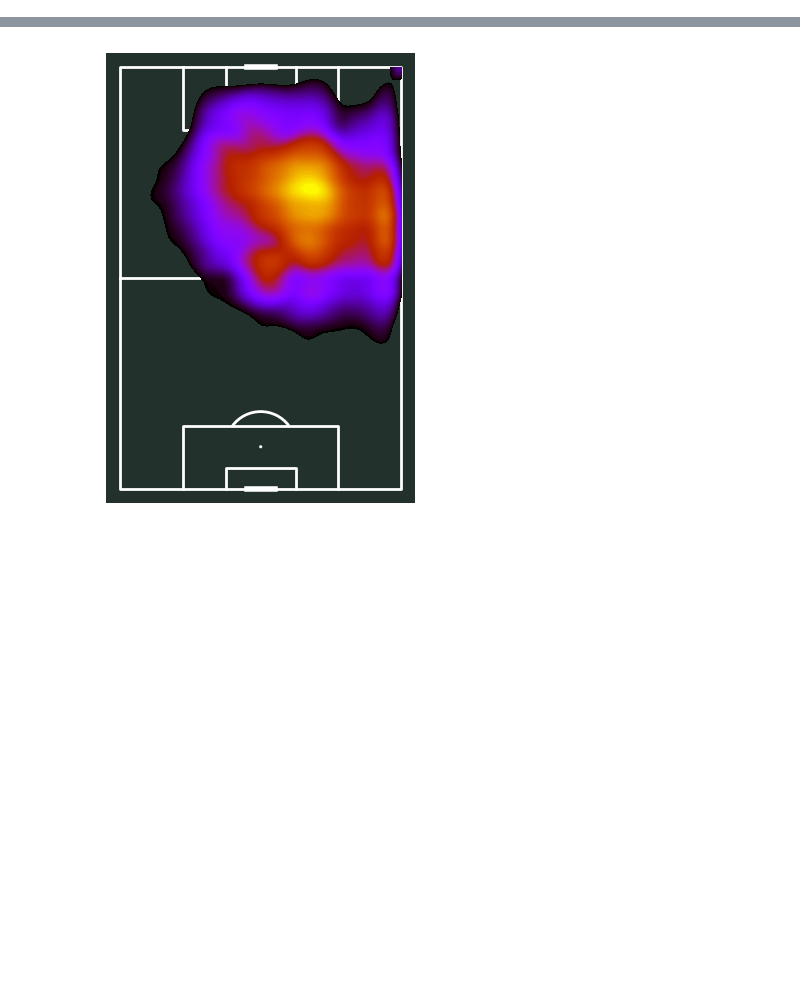
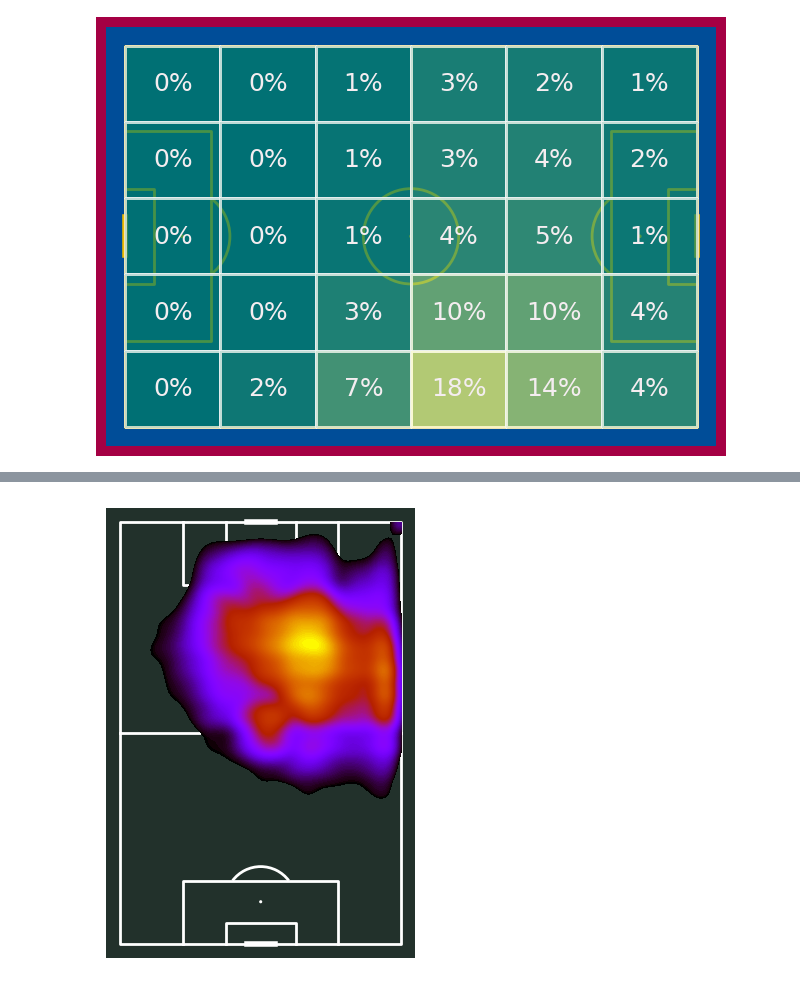
Before and after one commit to YashaswiPandey/IST652-FinalProject, a Jupyter notebook: messiAnalysis.ipynb, the cells around one changed output, grey strips where cells are left out. Cells and saved outputs as stored; diff of their text form; code cells hidden in the pictures; blank space fills up the shorter version.

```diff
--- a/messiAnalysis.ipynb
+++ b/messiAnalysis.ipynb
@@ -76,0 +80,2 @@ kdeSS = pitch.kdeplot(sPSS['x_end'],sPSS['y_end'],fill=True,n_levels=200,thresh=
+# %%
+iCarry = initialYears[initialYears['type']=='Carry']
@@ -76,0 +93,11 @@ kdeSS = pitch.kdeplot(sPSS['x_end'],sPSS['y_end'],fill=True,n_levels=200,thresh=
+# %%
+pitch = Pitch(pitch_type='statsbomb',pitch_color='#004d98', line_color='#edbb00')
+fig, ax = pitch.draw()
+fig.set_facecolor('#a50044')
+bin_statistic = pitch.bin_statistic(iCarry['x_start'], iCarry['y_start'], statistic='count', bins=(6, 5), normalize=True)
+pitch.heatmap(bin_statistic, ax=ax, cmap='summer', edgecolor='#f9f9f9',alpha=0.7)
+labels = pitch.label_heatmap(bin_statistic, color='#f4edf0', fontsize=18,
+                             ax=ax, ha='center', va='center',
+                             str_format='{:.0%}')
+# %% [output]
+[figure, added]
```
Also changed, not shown: parts of 29 cells of this notebook.
